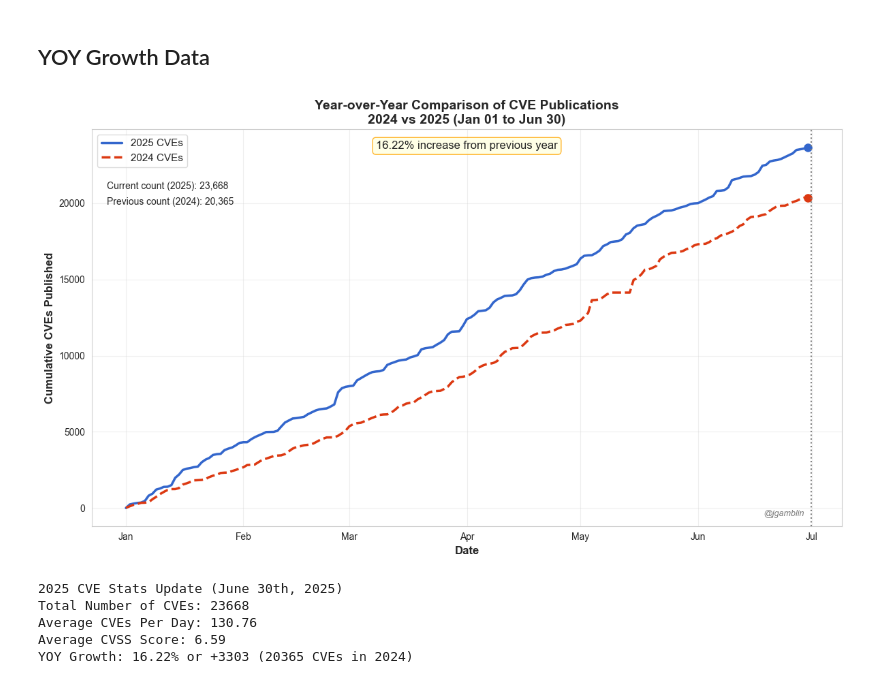
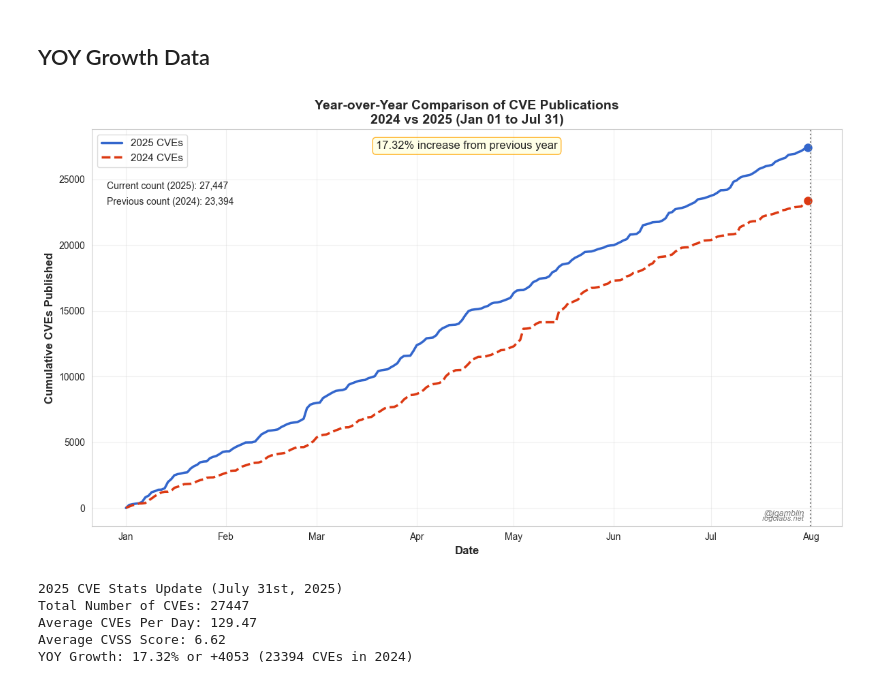
Before and after one commit to jgamblin/monthlyCVEStats, a Jupyter notebook: 2025/2025-YOY-Graph-Days.ipynb, the cells around one changed output. Cells and saved outputs as stored; diff of their text form; code cells hidden in the pictures.

```diff
--- a/2025/2025-YOY-Graph-Days.ipynb
+++ b/2025/2025-YOY-Graph-Days.ipynb
@@ -83,8 +83,8 @@ nvd = pd.DataFrame(row_accumulator)
 
 nvd = nvd[~nvd.Status.str.contains('Rejected')]
 nvd['Published'] = pd.to_datetime(nvd['Published'])
-Year_2025 = ((nvd['Published'] > '2025-01-01') & (nvd['Published']  < '2025-07-01'))
-Year_2024 = ((nvd['Published'] > '2024-01-01') & (nvd['Published']  < '2024-07-01'))
+Year_2025 = ((nvd['Published'] > '2025-01-01') & (nvd['Published']  < '2025-08-01'))
+Year_2024 = ((nvd['Published'] > '2024-01-01') & (nvd['Published']  < '2024-08-01'))
 
 
 nvd['BaseScore'] = pd.to_numeric(nvd['BaseScore']);
@@ -214,34 +214,43 @@ ax.set_title(f'Year-over-Year Comparison of CVE Publications\n{previous_year} vs
 ax.grid(True, alpha=0.3)
 legend = ax.legend(loc='upper left', frameon=True, fontsize=11)
 frame = legend.get_frame()
 frame.set_facecolor('white')
 frame.set_alpha(0.8)
 frame.set_edgecolor('lightgray')
 # Use the last value of the cumulative series for the count, as this reflects the true cumulative CVEs published (including days with zero CVEs)
 current_count = int(current_cumulative.iloc[-1]) if len(current_cumulative) > 0 else 0
 previous_count = int(previous_cumulative.iloc[-1]) if len(previous_cumulative) > 0 else 0
 ax.annotate(f'Current count ({current_year}): {current_count:,}',
             xy=(0.02, 0.85), xycoords='axes fraction', fontsize=10)
 ax.annotate(f'Previous count ({previous_year}): {int(previous_count):,}',
             xy=(0.02, 0.81), xycoords='axes fraction', fontsize=10)
 
 # Add watermark in bottom right corner
 ax.annotate('@jgamblin',
             xy=(0.95, 0.02),
             xycoords='axes fraction',
             ha='right',
             va='bottom',
             fontsize=9,
             alpha=0.6,
             style='italic')
+# Add 'rogolabs.net' right under '@jgamblin'
+ax.annotate('rogolabs.net',
+            xy=(0.95, 0.01),
+            xycoords='axes fraction',
+            ha='right',
+            va='bottom',
+            fontsize=8,
+            alpha=0.6,
+            style='italic')
 
 plt.tight_layout()
 output_filename = f'YOY_CVE_Comparison_{current_year}_vs_{previous_year}.png'
 plt.savefig(output_filename, dpi=300, bbox_inches='tight')
 logging.info(f"Plot saved as {output_filename}")
 plt.show()
 # %% [output]
-[figure, old version]
+[figure, new version]
 # %%
 # Function to convert a day to its ordinal representation
 def ordinal(n):
@@ -286,8 +295,8 @@ YOY Growth: {graph_yoy_growth:.2f}% or +{graph_yoy_growth_count} ({graph_total_c
 
 print(output)
 # %% [output]
-2025 CVE Stats Update (June 30th, 2025)
-Total Number of CVEs: 23668
-Average CVEs Per Day: 130.76
-Average CVSS Score: 6.59
-YOY Growth: 16.22% or +3303 (20365 CVEs in 2024)
+2025 CVE Stats Update (July 31st, 2025)
+Total Number of CVEs: 27447
+Average CVEs Per Day: 129.47
+Average CVSS Score: 6.62
+YOY Growth: 17.32% or +4053 (23394 CVEs in 2024)
```
Also changed, not shown: 7 other files.
